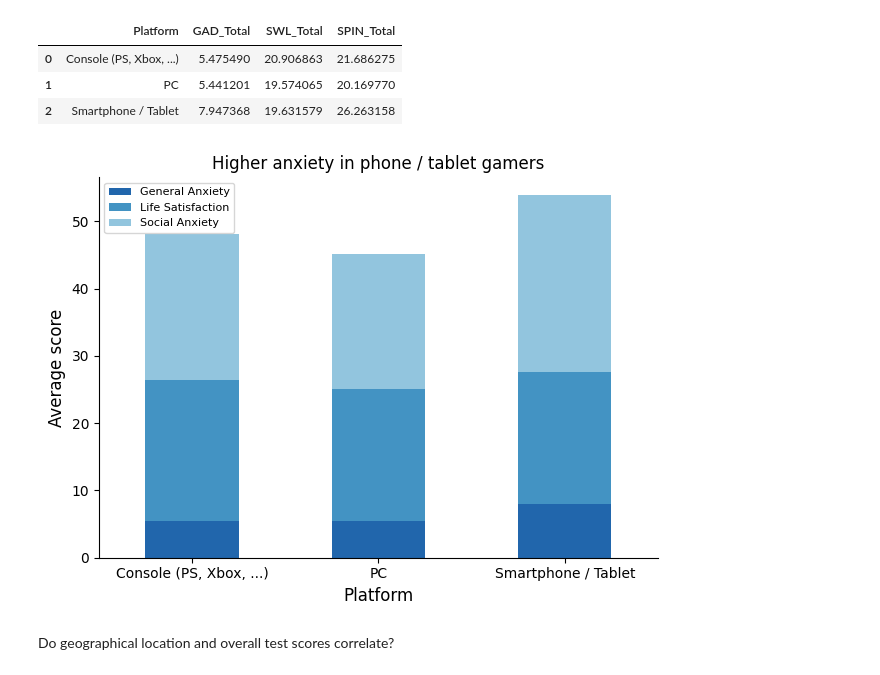
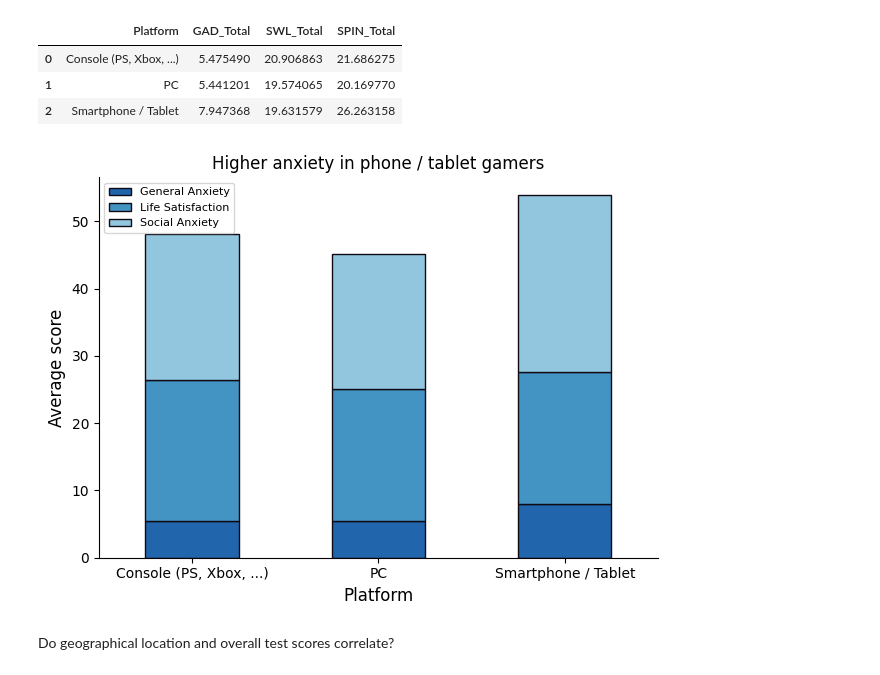
Before and after one commit to amallred/gaming-mental-health-analysis, a Jupyter notebook: charts.ipynb, the cells around one changed output. Cells and saved outputs as stored; diff of their text form; code cells hidden in the pictures.

```diff
--- a/charts.ipynb
+++ b/charts.ipynb
@@ -284,31 +379,32 @@ platform_df
 # %%
 ax = platform_df.plot(
     x='Platform',
     kind='bar',
     stacked=True,
     title='Higher anxiety in phone / tablet gamers',
-    color=colors_dl[3:6]
+    color=colors_dl[3:6],
+    edgecolor=colors_dl[0]
 )
 
 ax.tick_params(axis='x', labelsize=10)
 ax.set_xlabel('Platform', fontsize=12)
 ax.legend(['General Anxiety', 'Life Satisfaction', 'Social Anxiety'],
         loc='best',
         fontsize=8)
 
 plt.ylabel("Average score", fontsize=12)
 plt.xticks(rotation=0)
 
 ax = plt.gca()
 ax.spines['top'].set_visible(False)
 ax.spines['right'].set_visible(False)
 
 plt.tight_layout()
 # Save figure as image
 # plt.savefig('plots/platform_scores_stacked_bar_chart.png')
 
 plt.show()
 # %% [output]
-[figure, old version]
+[figure, new version]
 # %% [markdown]
 Do geographical location and overall test scores correlate?
```
Also changed, not shown: parts of 15 cells of this notebook, 11 other files.
